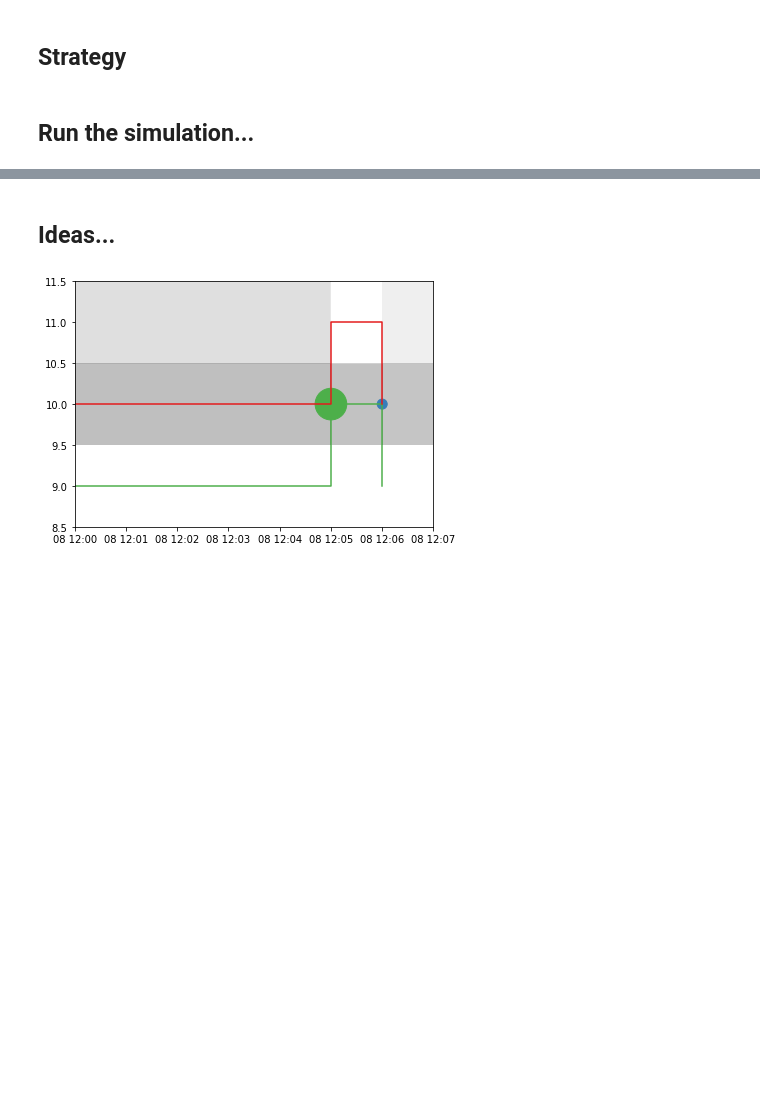
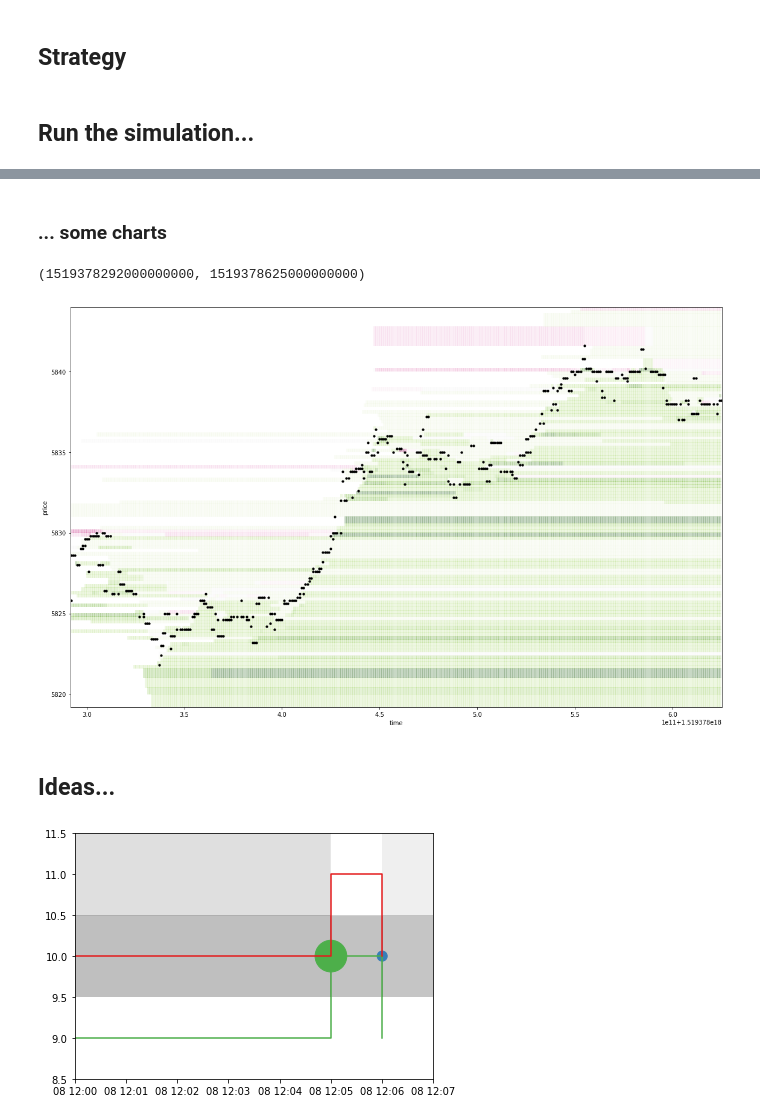
Before and after one commit to Sahanduiuc/roq-jupyter, a Jupyter notebook: notebooks/simple.ipynb, the cells around one changed output, grey strips where cells are left out. Saved outputs shown, nothing was run; the diff lists cells and outputs as text; code cells hidden in the pictures; blank space fills up the shorter version.

```diff
--- a/notebooks/simple.ipynb
+++ b/notebooks/simple.ipynb
@@ -339,3 +356,40 @@ _ = trade_summary.reset_index().plot(x='time', y='price', kind='scatter', marker
+# %% [markdown]
+### ... some charts
+# %%
+def plot_data(trade_volume, market_by_price):
+    import matplotlib as mpl
+    import matplotlib.pyplot as plt
+    fig, ax = plt.subplots(figsize=(16,10))
+    tmp = market_by_price.reset_index().pivot(index='time', columns='price', values='quantity').fillna(method='ffill')
+    ax.pcolor(tmp.index, tmp.columns, tmp.transpose(),
+              alpha=0.25, cmap=mpl.cm.get_cmap('PiYG'))
+    trade_volume.reset_index().plot(x='time', y='price',
+                                    kind='scatter', marker='.', linewidths=2, edgecolors='black',
+                                    ax=ax)
+    fig.tight_layout()
+    plt.show()
+# %%
+def get_range(df, idx_0, idx_1):
+    tmp = df.index.get_level_values(0)[idx_0:idx_1]
+    return (tmp[0], tmp[-1])
+# %%
+time_0, time_1 = get_range(trade_volume, 100, 500)
+time_0, time_1
+# %% [output]
+(1519378292000000000, 1519378625000000000)
+# %%
+def select_subset(df, time_0, time_1):
+    import numpy as np
+    include = np.logical_and(
+        df.index.get_level_values(0) >= time_0,
+        df.index.get_level_values(0) <= time_1)
+    return df[include]
+# %%
+plot_data(
+    select_subset(trade_volume, time_0, time_1),
+    select_subset(market_by_price, time_0, time_1))
+# %% [output]
+[figure, added]
 # %% [markdown]
 ## Ideas...
 # %%
```
Also changed, not shown: parts of 9 cells of this notebook.
